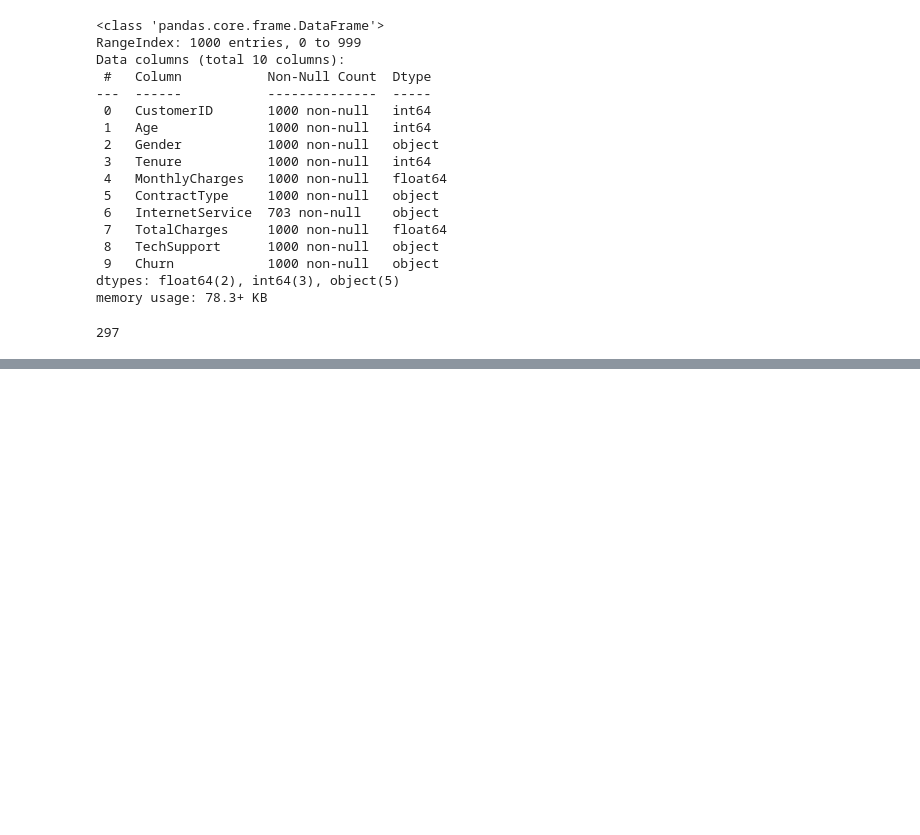
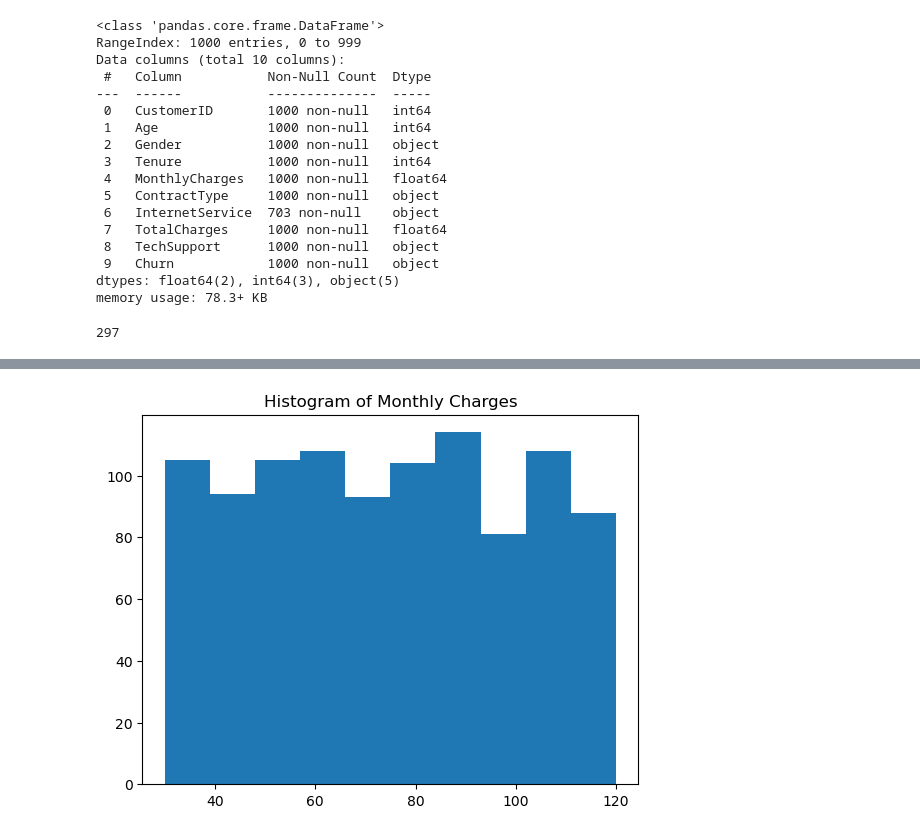
Before and after one commit to VishalPawar3696/customer-churn-prediction, a Jupyter notebook: notebook.ipynb, the cells around one changed output, grey strips where cells are left out. Cells and saved outputs as stored; diff of their text form; code cells hidden in the pictures; blank space fills up the shorter version.

```diff
--- a/notebook.ipynb
+++ b/notebook.ipynb
@@ -37,0 +155,6 @@ df.isna().sum().sum()
+# %%
+plt.hist(df['MonthlyCharges'])
+plt.title('Histogram of Monthly Charges')
+plt.show()
+# %% [output]
+[figure, added]
```
Also changed, not shown: parts of 77 cells of this notebook, 2 other files.
